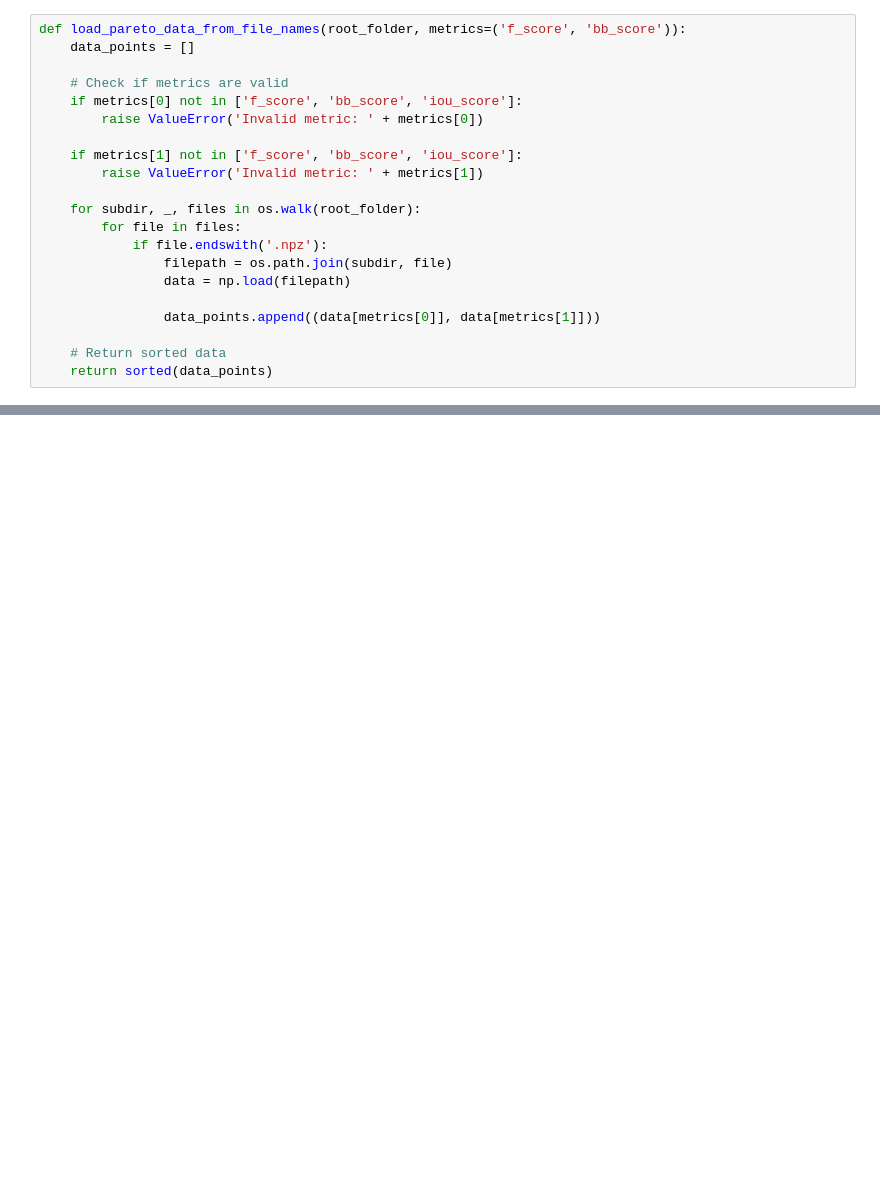
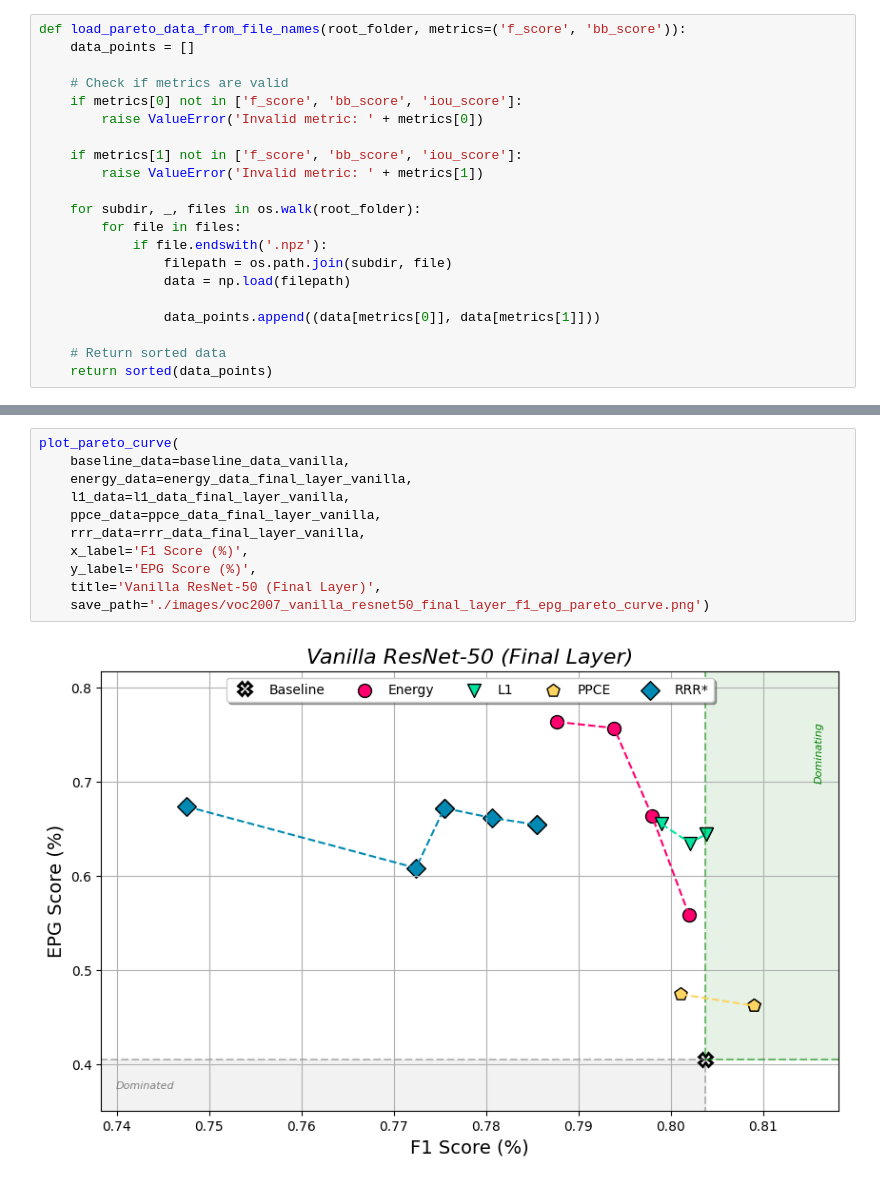
Before and after one commit to rensdebee/FACTifAI_2024_3, a Jupyter notebook: visualisations.ipynb, the cells around one changed output, grey strips where cells are left out. Saved outputs shown, nothing was run; the diff lists cells and outputs as text; blank space fills up the shorter version.

```diff
--- a/visualisations.ipynb
+++ b/visualisations.ipynb
@@ -474,0 +465,13 @@ Data: [(array(0.76559043), array(0.24990383)), (array(0.78440928), array(0.26240
+# %%
+plot_pareto_curve(
+    baseline_data=baseline_data_vanilla,
+    energy_data=energy_data_final_layer_vanilla,
+    l1_data=l1_data_final_layer_vanilla,
+    ppce_data=ppce_data_final_layer_vanilla,
+    rrr_data=rrr_data_final_layer_vanilla,
+    x_label='F1 Score (%)',
+    y_label='EPG Score (%)',
+    title='Vanilla ResNet-50 (Final Layer)',
+    save_path='./images/voc2007_vanilla_resnet50_final_layer_f1_epg_pareto_curve.png')
+# %% [output]
+[figure, added]
```
Also changed, not shown: parts of 22 cells of this notebook, 20 other files.
